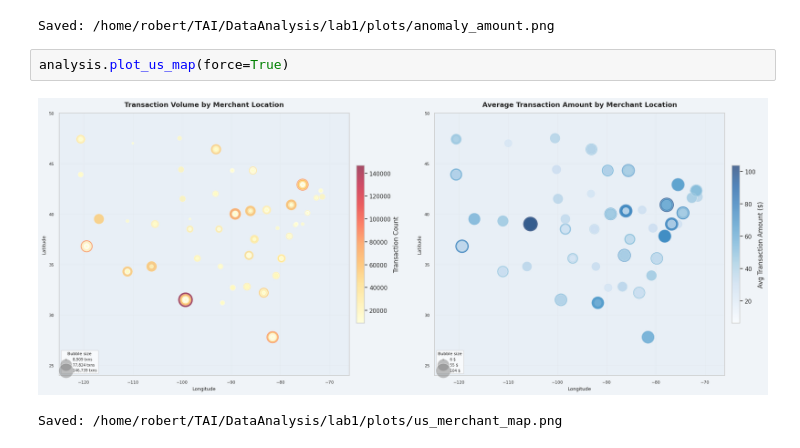
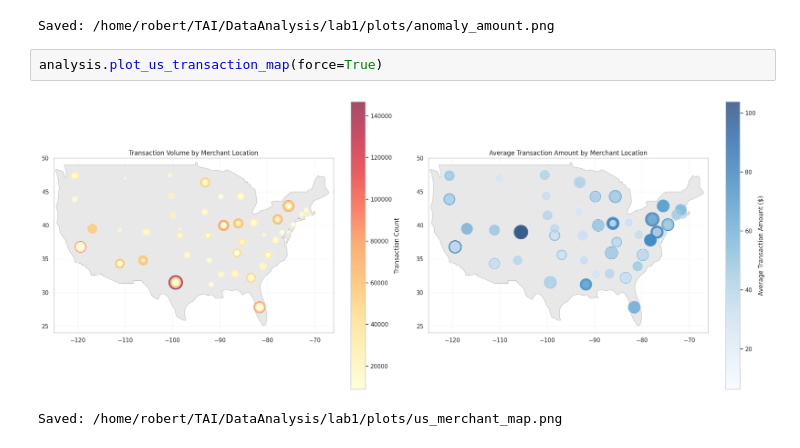
Before and after one commit to rrubaszek/TransactionDatasetAnalysis, a Jupyter notebook: notebooks/03-eda-analysis.ipynb, the cells around one changed output. Cells and saved outputs as stored; diff of their text form.

Commit message:
hotfix: added shape of US on a plot

```diff
--- a/notebooks/03-eda-analysis.ipynb
+++ b/notebooks/03-eda-analysis.ipynb
@@ -105,7 +105,7 @@ Saved: /home/robert/TAI/DataAnalysis/lab1/plots/anomaly_scores.png
 [figure]
 Saved: /home/robert/TAI/DataAnalysis/lab1/plots/anomaly_amount.png
 # %%
-analysis.plot_us_map(force=True)
+analysis.plot_us_transaction_map(force=True)
 # %% [output]
-[figure, old version]
+[figure, new version]
 Saved: /home/robert/TAI/DataAnalysis/lab1/plots/us_merchant_map.png
```
Also changed, not shown: 4 other files.
